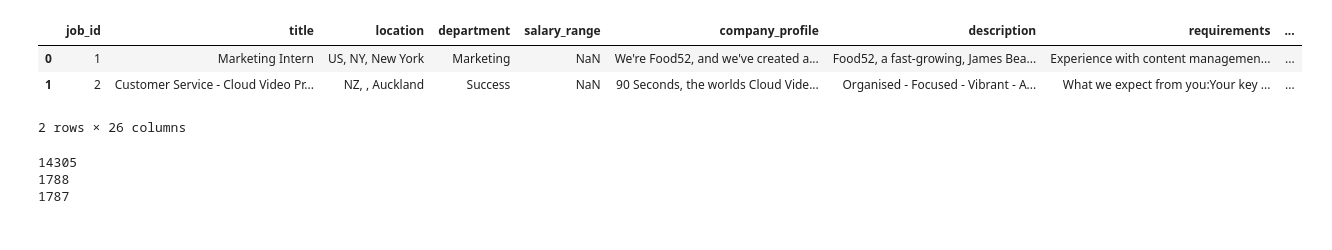
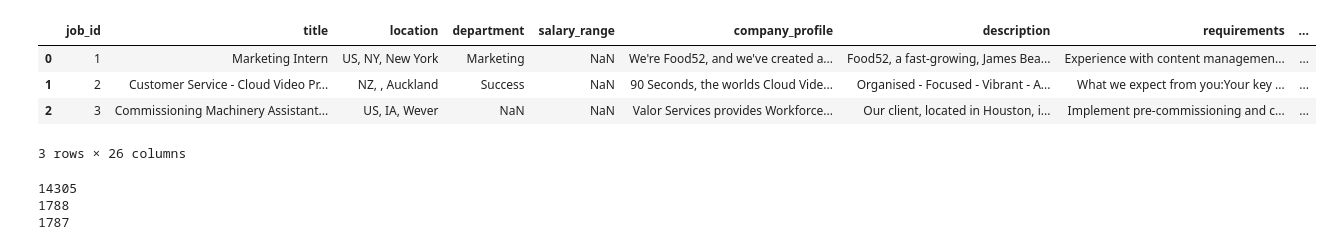
Before and after one commit to blaizun/NLPProj, a Jupyter notebook: Project/Project/Project.ipynb, the cells around one changed output. Saved outputs shown, nothing was run; the diff lists cells and outputs as text; code cells hidden in the pictures.

```diff
--- a/Project/Project/Project.ipynb
+++ b/Project/Project/Project.ipynb
@@ -135,12 +149,13 @@ token_ratio(jobsDF)
 jobsDF['capitals_percentage'] = capital_percentage_feature_new(jobsDF)
 jobsDF['repeated_word_count'] = repeat_feature(jobsDF)
 # %%
-jobsDF.head(2)
+jobsDF.head(3)
 # %% [output]
 |  | job_id | title | location | department | salary_range | company_profile | description | requirements | ... |
 | 0 | 1 | Marketing Intern | US, NY, New York | Marketing | NaN | We're Food52, and we've created a... | Food52, a fast-growing, James Bea... | Experience with content managemen... | ... |
 | 1 | 2 | Customer Service - Cloud Video Pr... | NZ, , Auckland | Success | NaN | 90 Seconds, the worlds Cloud Vide... | Organised - Focused - Vibrant - A... | What we expect from you:Your key ... | ... |
+| 2 | 3 | Commissioning Machinery Assistant... | US, IA, Wever | NaN | NaN | Valor Services provides Workforce... | Our client, located in Houston, i... | Implement pre-commissioning and c... | ... |
-2 rows × 26 columns
+3 rows × 26 columns
 # %%
 '''Splitting the data into train and test sets
 train_test_split randomly samples jobsDF and splits it into two new data sets
```
Also changed, not shown: parts of 13 cells of this notebook, 6 other files.
